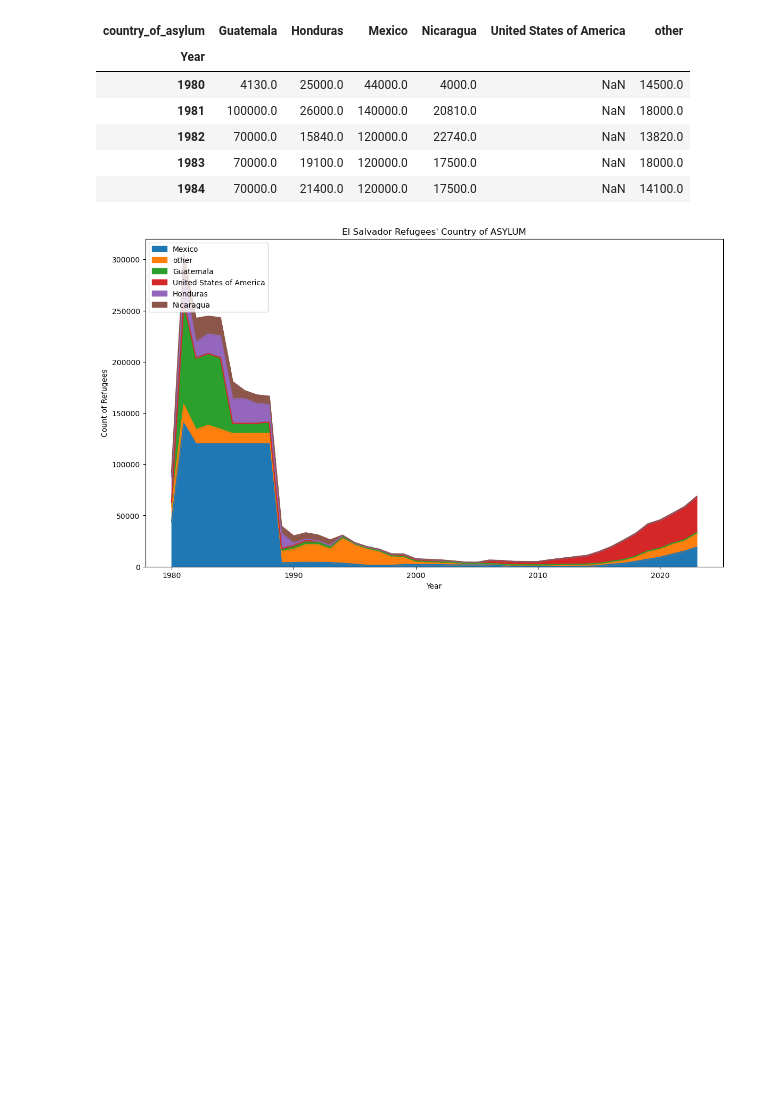
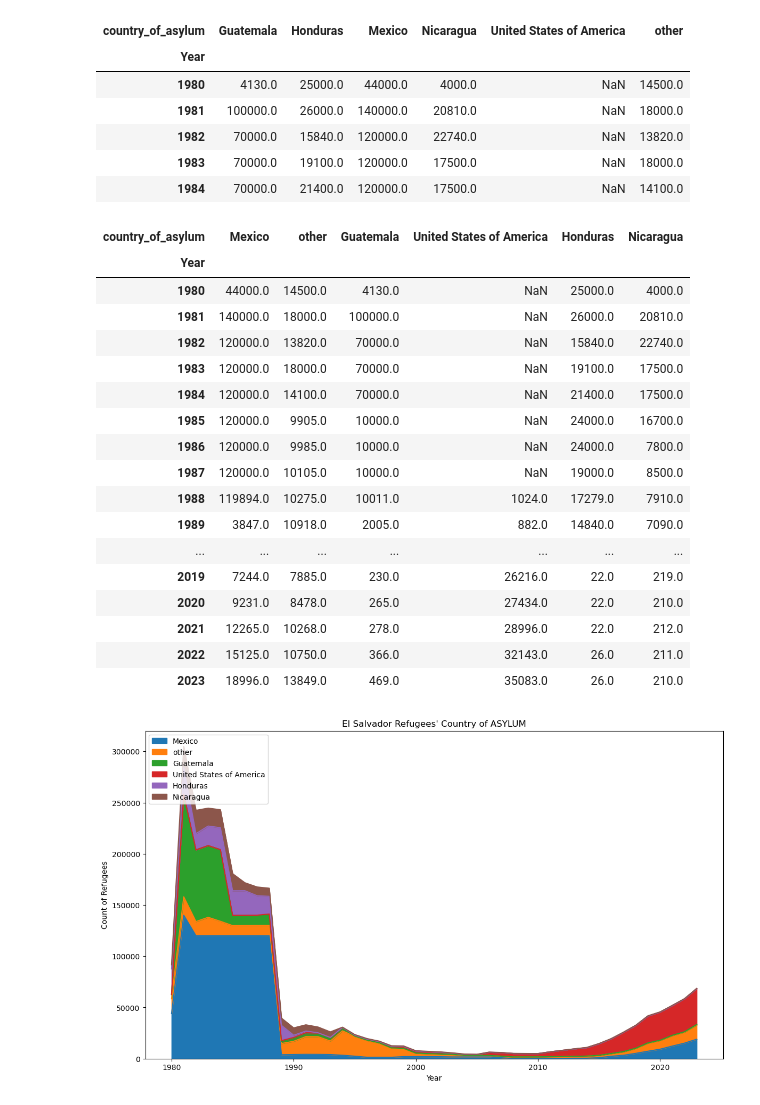
Before and after one commit to ryanhartman247/capstone_refugees_da12, a Jupyter notebook: notebooks/population_totals.ipynb, the cells around one changed output. Saved outputs shown, nothing was run; the diff lists cells and outputs as text; code cells hidden in the pictures; blank space fills up the shorter version.

```diff
--- a/notebooks/population_totals.ipynb
+++ b/notebooks/population_totals.ipynb
@@ -608,6 +609,28 @@ total_refugees_by_country_salvador = salvador_pivot.sum(axis=0)
 
 # Step 2: Sort the columns of the DataFrame by the total refugee count (from most to least)
 salvador_pivot_sorted = salvador_pivot[total_refugees_by_country_salvador.sort_values(ascending=False).index]
+# %%
+# copied this over to Excel
+salvador_pivot_sorted
+# %% [output]
+| country_of_asylum | Mexico | other | Guatemala | United States of America | Honduras | Nicaragua |
+| Year |  |  |  |  |  |  |
+| 1980 | 44000.0 | 14500.0 | 4130.0 | NaN | 25000.0 | 4000.0 |
+| 1981 | 140000.0 | 18000.0 | 100000.0 | NaN | 26000.0 | 20810.0 |
+| 1982 | 120000.0 | 13820.0 | 70000.0 | NaN | 15840.0 | 22740.0 |
+| 1983 | 120000.0 | 18000.0 | 70000.0 | NaN | 19100.0 | 17500.0 |
+| 1984 | 120000.0 | 14100.0 | 70000.0 | NaN | 21400.0 | 17500.0 |
+| 1985 | 120000.0 | 9905.0 | 10000.0 | NaN | 24000.0 | 16700.0 |
+| 1986 | 120000.0 | 9985.0 | 10000.0 | NaN | 24000.0 | 7800.0 |
+| 1987 | 120000.0 | 10105.0 | 10000.0 | NaN | 19000.0 | 8500.0 |
+| 1988 | 119894.0 | 10275.0 | 10011.0 | 1024.0 | 17279.0 | 7910.0 |
+| 1989 | 3847.0 | 10918.0 | 2005.0 | 882.0 | 14840.0 | 7090.0 |
+| ... | ... | ... | ... | ... | ... | ... |
+| 2019 | 7244.0 | 7885.0 | 230.0 | 26216.0 | 22.0 | 219.0 |
+| 2020 | 9231.0 | 8478.0 | 265.0 | 27434.0 | 22.0 | 210.0 |
+| 2021 | 12265.0 | 10268.0 | 278.0 | 28996.0 | 22.0 | 212.0 |
+| 2022 | 15125.0 | 10750.0 | 366.0 | 32143.0 | 26.0 | 211.0 |
+| 2023 | 18996.0 | 13849.0 | 469.0 | 35083.0 | 26.0 | 210.0 |
 # %%
 # graph
 plt.figure(figsize=(14, 8))
```
Also changed, not shown: parts of 3 cells of this notebook, 3 other files.
